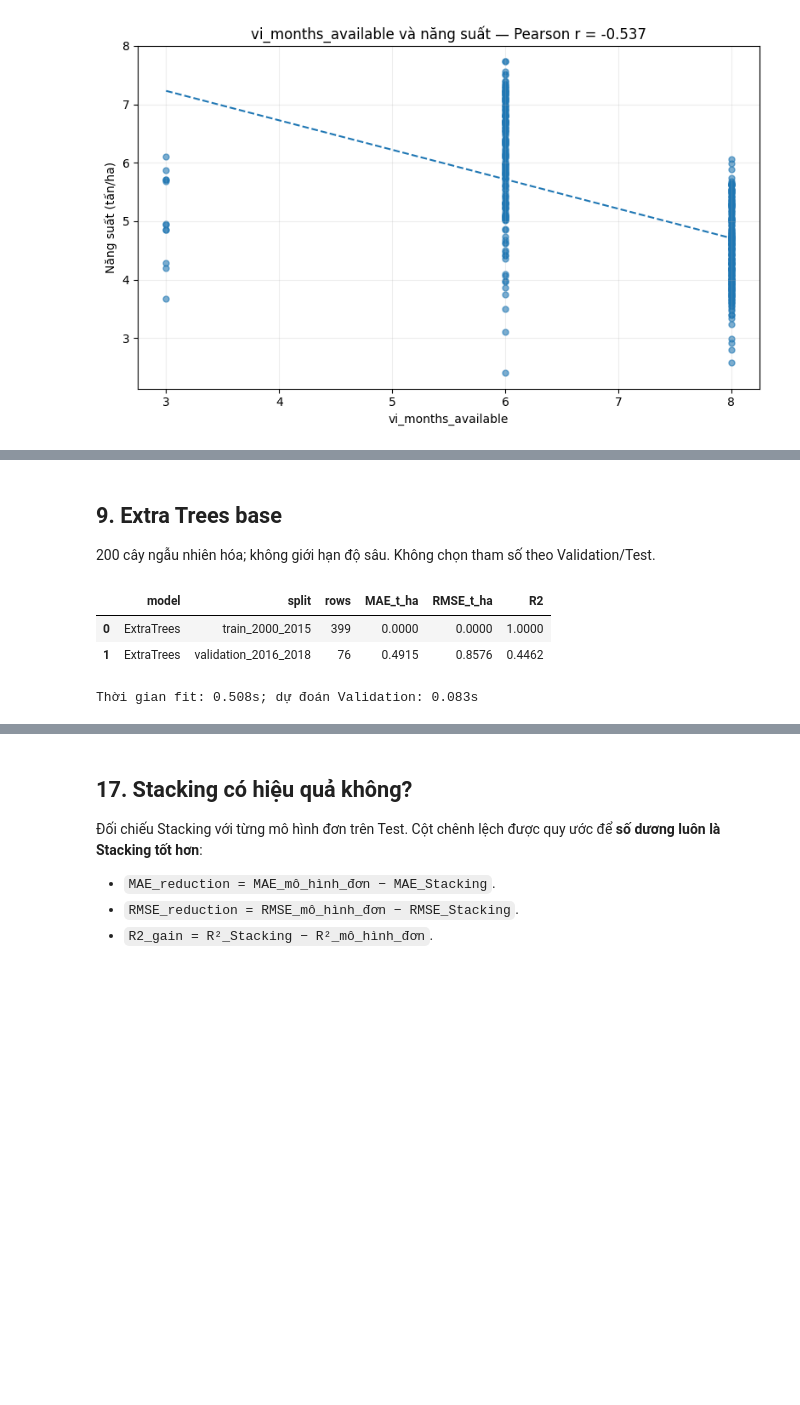
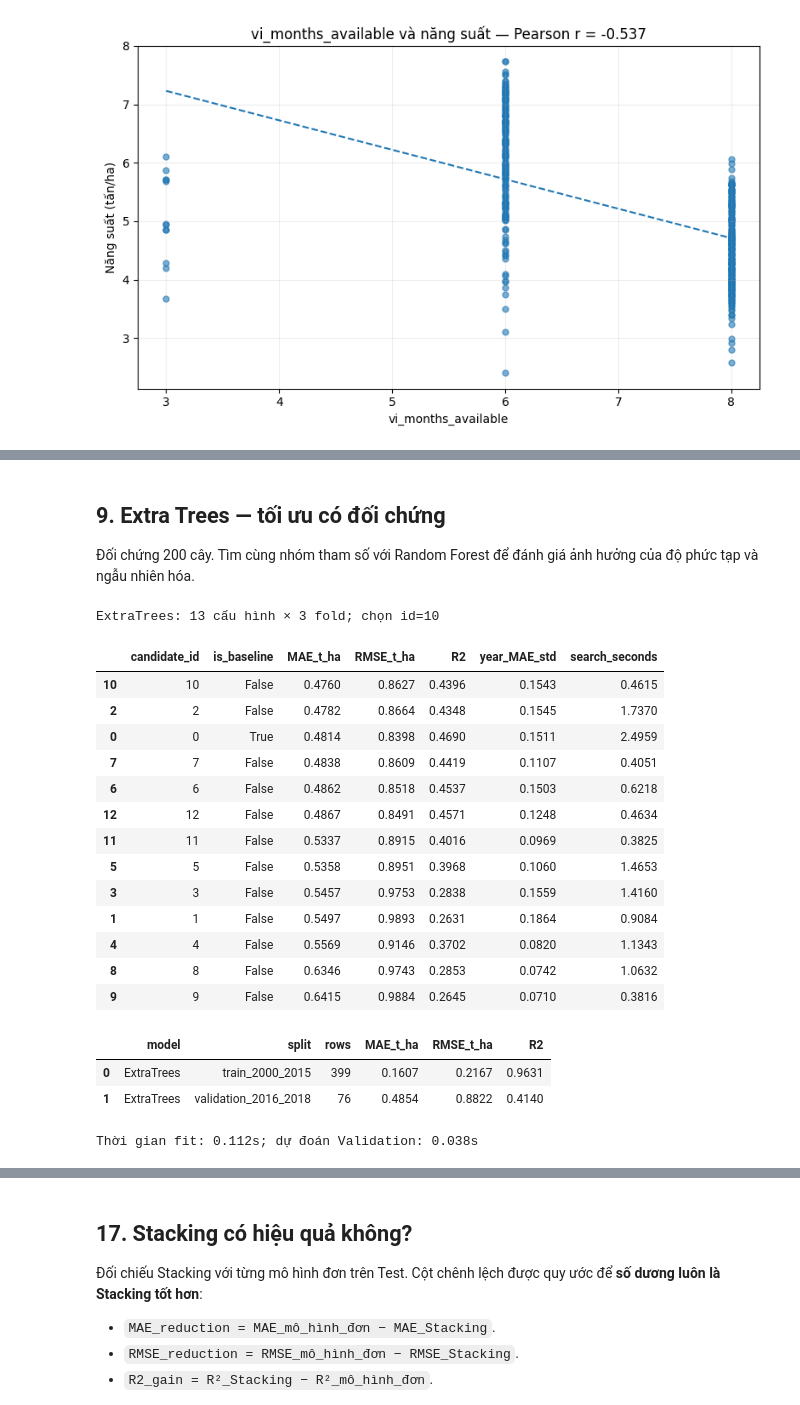
Before and after one commit to tuan-205/rice_yield_estimation, a Jupyter notebook: notebook/ensemble_training_rice_yield.ipynb, the cells around one changed output, grey strips where cells are left out. Drawn from its saved outputs; the diff is of its cells as text; code cells hidden in the pictures; blank space fills up the shorter version.

```diff
--- a/notebook/ensemble_training_rice_yield.ipynb
+++ b/notebook/ensemble_training_rice_yield.ipynb
@@ -51,6 +51,8 @@ from sklearn.ensemble import (RandomForestRegressor, ExtraTreesRegressor,
 from sklearn.impute import SimpleImputer
 from sklearn.linear_model import Ridge
 from sklearn.metrics import mean_absolute_error, mean_squared_error, r2_score
+from sklearn.model_selection import ParameterSampler
+from threadpoolctl import threadpool_limits
 from sklearn.pipeline import Pipeline
 from sklearn.preprocessing import OneHotEncoder, StandardScaler
 from xgboost import XGBRegressor
@@ -58,6 +60,9 @@ from catboost import CatBoostRegressor
 
 RANDOM_STATE = 42
 THREAD_COUNT = 4
+# Giới hạn cả OpenMP/BLAS (đặc biệt HistGradientBoosting).
+_thread_limit = threadpool_limits(limits=THREAD_COUNT)
+SEARCH_N_ITER = 12  # Cộng thêm đúng 1 cấu hình hiện tại cho mỗi mô hình.
 SORT_KEYS = ['nam', 'mua_vu', 'adm1_code']
 STACK_NAME = 'StackingTop4Ridge'
 META_ALPHA = 10.0  # Chốt trước Test; không tìm alpha trên Test.
@@ -469,13 +602,30 @@ Thời gian fit: 0.700s; dự đoán Validation: 0.076s
 # %% [markdown]
-## 9. Extra Trees base
+## 9. Extra Trees — tối ưu có đối chứng
 
-200 cây ngẫu nhiên hóa; không giới hạn độ sâu. Không chọn tham số theo Validation/Test.
+Đối chứng 200 cây. Tìm cùng nhóm tham số với Random Forest để đánh giá ảnh hưởng của độ phức tạp và ngẫu nhiên hóa.
 # %%
 train_and_validate('ExtraTrees', make_pipeline(ExtraTreesRegressor(
-    n_estimators=200, random_state=RANDOM_STATE, n_jobs=THREAD_COUNT)))
+    n_estimators=200, random_state=RANDOM_STATE, n_jobs=THREAD_COUNT)),
+    {'n_estimators': [100, 200, 350], 'max_depth': [None, 4, 6, 10],
+     'min_samples_leaf': [1, 2, 4, 8], 'max_features': [1.0, 0.7, 'sqrt']})
 # %% [output]
+ExtraTrees: 13 cấu hình × 3 fold; chọn id=10
-|  | model | split | rows | MAE_t_ha | RMSE_t_ha | R2 |
-| 0 | ExtraTrees | train_2000_2015 | 399 | 0.0000 | 0.0000 | 1.0000 |
-| 1 | ExtraTrees | validation_2016_2018 | 76 | 0.4915 | 0.8576 | 0.4462 |
+|  | candidate_id | is_baseline | MAE_t_ha | RMSE_t_ha | R2 | year_MAE_std | search_seconds |
+| 10 | 10 | False | 0.4760 | 0.8627 | 0.4396 | 0.1543 | 0.4615 |
+| 2 | 2 | False | 0.4782 | 0.8664 | 0.4348 | 0.1545 | 1.7370 |
+| 0 | 0 | True | 0.4814 | 0.8398 | 0.4690 | 0.1511 | 2.4959 |
+| 7 | 7 | False | 0.4838 | 0.8609 | 0.4419 | 0.1107 | 0.4051 |
+| 6 | 6 | False | 0.4862 | 0.8518 | 0.4537 | 0.1503 | 0.6218 |
+| 12 | 12 | False | 0.4867 | 0.8491 | 0.4571 | 0.1248 | 0.4634 |
+| 11 | 11 | False | 0.5337 | 0.8915 | 0.4016 | 0.0969 | 0.3825 |
+| 5 | 5 | False | 0.5358 | 0.8951 | 0.3968 | 0.1060 | 1.4653 |
+| 3 | 3 | False | 0.5457 | 0.9753 | 0.2838 | 0.1559 | 1.4160 |
+| 1 | 1 | False | 0.5497 | 0.9893 | 0.2631 | 0.1864 | 0.9084 |
+| 4 | 4 | False | 0.5569 | 0.9146 | 0.3702 | 0.0820 | 1.1343 |
+| 8 | 8 | False | 0.6346 | 0.9743 | 0.2853 | 0.0742 | 1.0632 |
+| 9 | 9 | False | 0.6415 | 0.9884 | 0.2645 | 0.0710 | 0.3816 |
-Thời gian fit: 0.508s; dự đoán Validation: 0.083s
+|  | model | split | rows | MAE_t_ha | RMSE_t_ha | R2 |
+| 0 | ExtraTrees | train_2000_2015 | 399 | 0.1607 | 0.2167 | 0.9631 |
+| 1 | ExtraTrees | validation_2016_2018 | 76 | 0.4854 | 0.8822 | 0.4140 |
+Thời gian fit: 0.112s; dự đoán Validation: 0.038s
 # %% [markdown]
```
Also changed, not shown: parts of 27 cells of this notebook, 26 other files.
